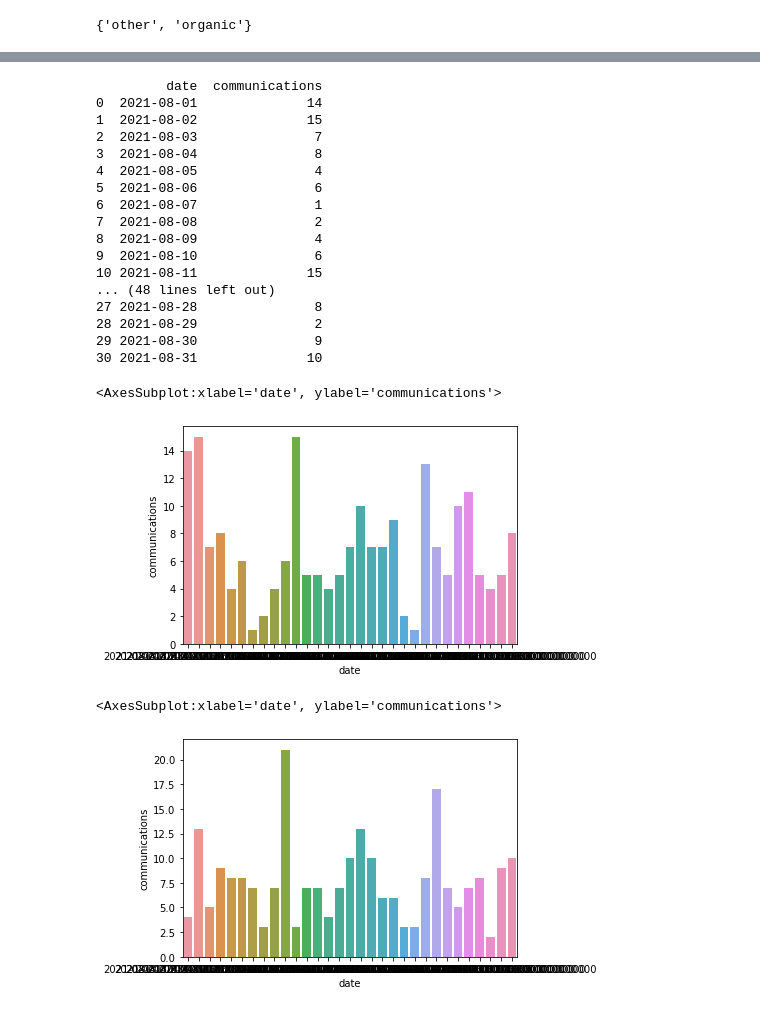
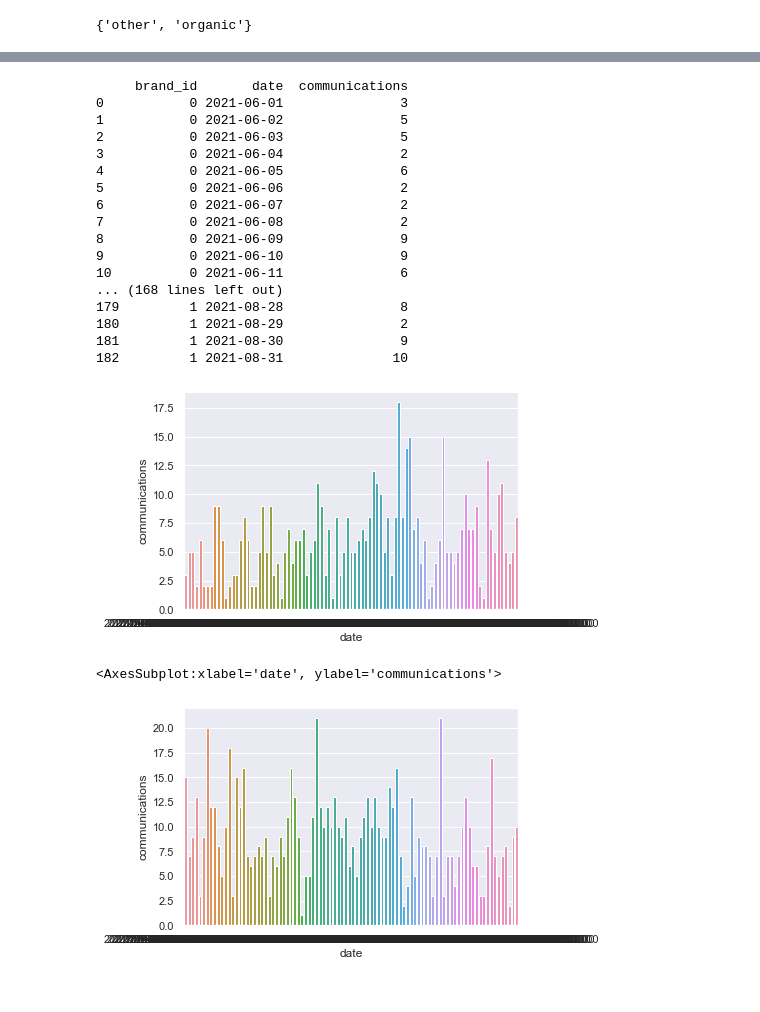
Before and after one commit to nicklob/testTaskMaksimum, a Jupyter notebook: Тестовое задание в Максимум.ipynb, the cells around one changed output, grey strips where cells are left out. Cells and saved outputs as stored; diff of their text form; code cells hidden in the pictures.

```diff
--- a/Тестовое задание в Максимум.ipynb
+++ b/Тестовое задание в Максимум.ipynb
@@ -88,7 +88,8 @@ print(source_types)
 # %% [output]
 {'other', 'organic'}
 # %%
-#добавляем столбец с датой
-df["date"] = df.date_time.astype('datetime64[D]')
+#преобразуем столбец с датой и временем в столбец с датой, т.к. время для анализа нам не понадобится
+df["date_time"] = df.date_time.astype('datetime64[D]')
+df.rename(columns={"date_time" : "date"}, inplace=True)
 print(df)
 # %% [output]
@@ -128,6 +113,5 @@ print(ps)
 # %%
-#фильтруем по органическому трафику и августу месяцу
-month_analytics = 8
-df_august_organic = df[(df.source_type == "organic") & (df.date_time.dt.month == month_analytics)]
-print(df_august_organic)
+#фильтруем обращения по органическому трафику
+df_organic = df[df.source_type == "organic"].reset_index()
+print(df_organic)
 # %% [output]
@@ -148,40 +135,45 @@ print(df_august_organic)
 # %%
-#создаём для каждого брэнда свой DataFrame cо cгруппированными по дням обращениями
-df_august_organic_brand0 = df_august_organic[df.brand_id == 0][["brand_id","date"]].groupby(["date"]).count().reset_index()
-df_august_organic_brand0.rename(columns={"brand_id" : "communications"}, inplace=True)
-df_august_organic_brand1 = df_august_organic[df.brand_id == 1][["brand_id","date"]].groupby(["date"]).count().reset_index()
-df_august_organic_brand1.rename(columns={"brand_id" : "communications"}, inplace=True)
+#группируем обращения по брендам и дням
+df_organic_grouped = df_organic[["brand_id","date","source_type"]].groupby(['brand_id', 'date']).count().reset_index()
+df_organic_grouped.rename(columns={"source_type" : "communications"}, inplace=True)
 
-print(df_august_organic_brand0)
-print(df_august_organic_brand1)
+print(df_organic_grouped)
+
+#df_august_organic_brand0 = df_august_organic[df.brand_id == 0][["brand_id","date"]].groupby(["date"]).count().reset_index()
+#df_august_organic_brand0.rename(columns={"brand_id" : "communications"}, inplace=True)
+#df_august_organic_brand1 = df_august_organic[df.brand_id == 1][["brand_id","date"]].groupby(["date"]).count().reset_index()
+#df_august_organic_brand1.rename(columns={"brand_id" : "communications"}, inplace=True)
+#print(df_grouped.loc[df_grouped['brand_id'] ==0])
 # %% [output]
-         date  communications
-0  2021-08-01              14
-1  2021-08-02              15
-2  2021-08-03               7
-3  2021-08-04               8
-4  2021-08-05               4
-5  2021-08-06               6
-6  2021-08-07               1
-7  2021-08-08               2
-8  2021-08-09               4
-9  2021-08-10               6
-10 2021-08-11              15
-... (48 lines left out)
-27 2021-08-28               8
-28 2021-08-29               2
-29 2021-08-30               9
-30 2021-08-31              10
+     brand_id       date  communications
+0           0 2021-06-01               3
+1           0 2021-06-02               5
+2           0 2021-06-03               5
+3           0 2021-06-04               2
+4           0 2021-06-05               6
+5           0 2021-06-06               2
+6           0 2021-06-07               2
+7           0 2021-06-08               2
+8           0 2021-06-09               9
+9           0 2021-06-10               9
+10          0 2021-06-11               6
+... (168 lines left out)
+179         1 2021-08-28               8
+180         1 2021-08-29               2
+181         1 2021-08-30               9
+182         1 2021-08-31              10
 # %%
 #строим гистограмму частот для брэнда 0
-import seaborn
-seaborn.barplot(x = df_august_organic_brand0["date"], y = df_august_organic_brand0["communications"])
+import seaborn as sns
+sns.set_theme()
+sns.barplot(x = df_organic_grouped.loc[df_organic_grouped['brand_id'] == 0]["date"], y = df_organic_grouped["communications"]);
 # %% [output]
-<AxesSubplot:xlabel='date', ylabel='communications'>
-[figure, old version]
+[figure, new version]
 # %%
 #строим гистограмму частот для брэнда 1
-seaborn.barplot(x = df_august_organic_brand1["date"], y = df_august_organic_brand1["communications"])
+sns.barplot(x = df_organic_grouped.loc[df_organic_grouped['brand_id'] == 1]["date"], y = df_organic_grouped["communications"])
+
+#seaborn.barplot(x = df_august_organic_brand1["date"], y = df_august_organic_brand1["communications"])
 # %% [output]
 <AxesSubplot:xlabel='date', ylabel='communications'>
-[figure, old version]
+[figure, new version]
```
Also changed, not shown: parts of 20 cells of this notebook.
